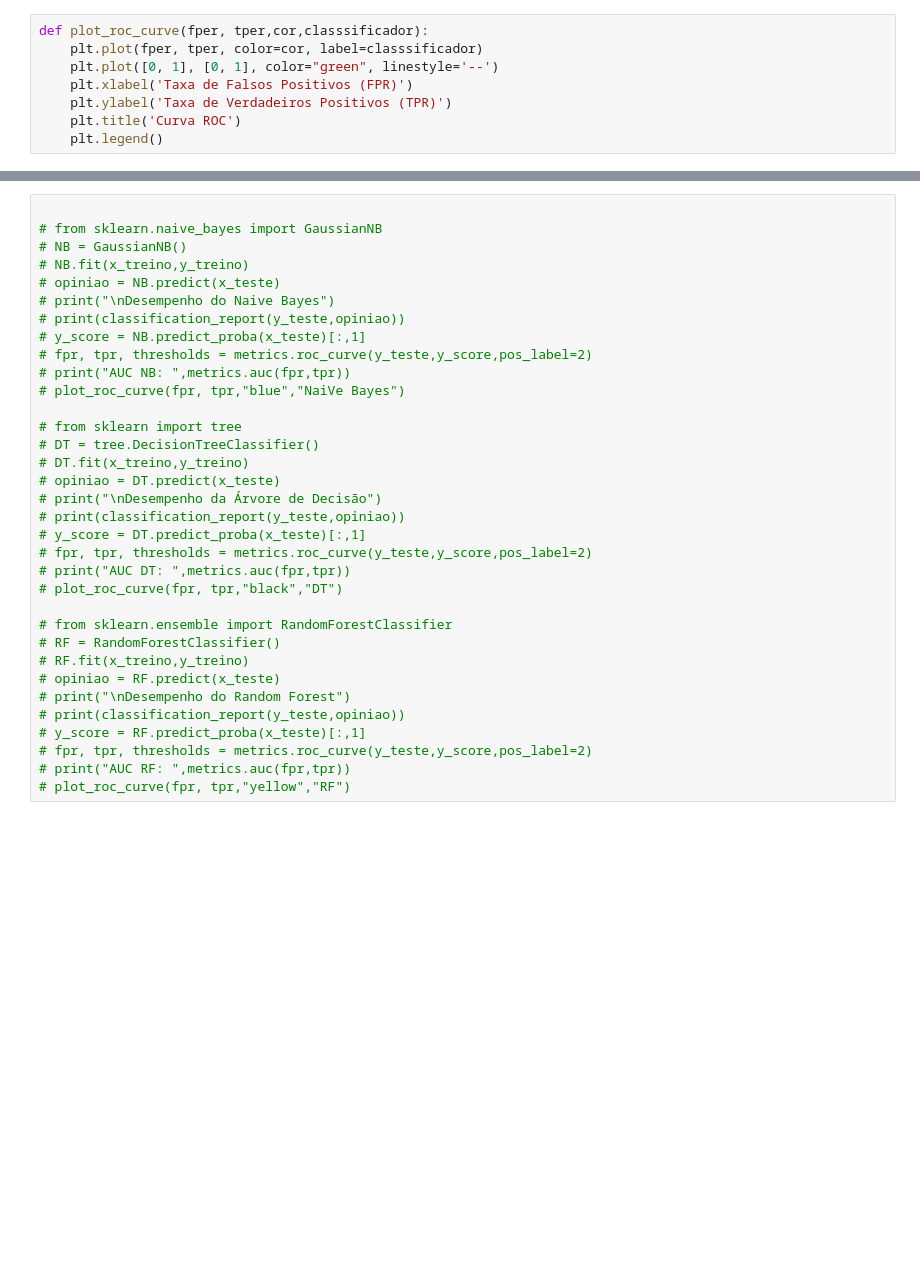
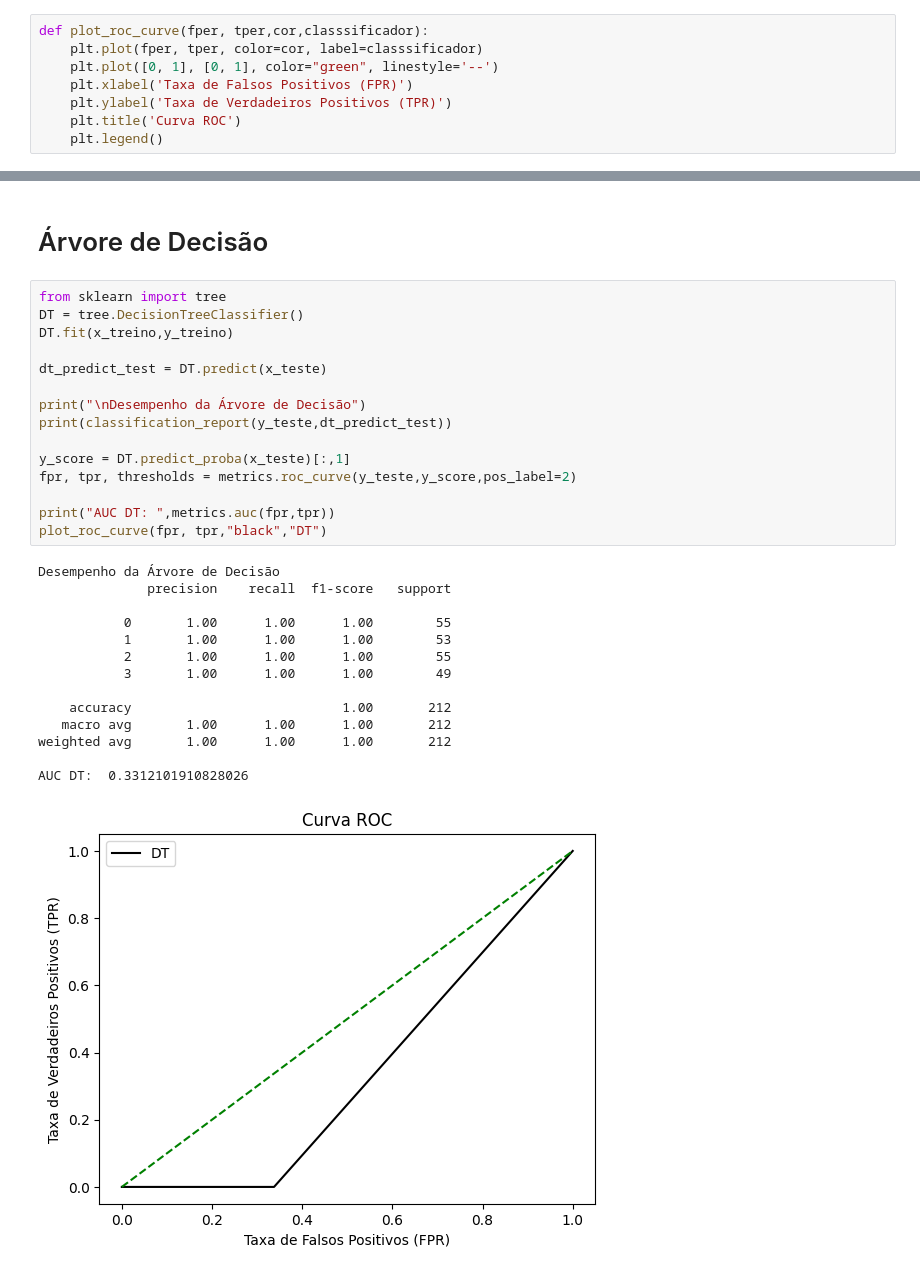
Before and after one commit to Matozinho/ML-classifiers, a Jupyter notebook: trab-1.ipynb, the cells around one changed output, grey strips where cells are left out. Drawn from its saved outputs; the diff is of its cells as text; blank space fills up the shorter version.

```diff
--- a/trab-1.ipynb
+++ b/trab-1.ipynb
@@ -90,34 +113,32 @@ AUC KNN:  0.6411117544875506
+# %% [markdown]
+# Árvore de Decisão
 # %%
+from sklearn import tree
+DT = tree.DecisionTreeClassifier()
+DT.fit(x_treino,y_treino)
 
-# from sklearn.naive_bayes import GaussianNB
-# NB = GaussianNB()
-# NB.fit(x_treino,y_treino)
-# opiniao = NB.predict(x_teste)
-# print("\nDesempenho do Naive Bayes")
-# print(classification_report(y_teste,opiniao))
-# y_score = NB.predict_proba(x_teste)[:,1]
-# fpr, tpr, thresholds = metrics.roc_curve(y_teste,y_score,pos_label=2)
-# print("AUC NB: ",metrics.auc(fpr,tpr))
-# plot_roc_curve(fpr, tpr,"blue","NaiVe Bayes")
+dt_predict_test = DT.predict(x_teste)
 
-# from sklearn import tree
-# DT = tree.DecisionTreeClassifier()
-# DT.fit(x_treino,y_treino)
-# opiniao = DT.predict(x_teste)
-# print("\nDesempenho da Árvore de Decisão")
-# print(classification_report(y_teste,opiniao))
-# y_score = DT.predict_proba(x_teste)[:,1]
-# fpr, tpr, thresholds = metrics.roc_curve(y_teste,y_score,pos_label=2)
-# print("AUC DT: ",metrics.auc(fpr,tpr))
-# plot_roc_curve(fpr, tpr,"black","DT")
+print("\nDesempenho da Árvore de Decisão")
+print(classification_report(y_teste,dt_predict_test))
 
-# from sklearn.ensemble import RandomForestClassifier
-# RF = RandomForestClassifier()
-# RF.fit(x_treino,y_treino)
-# opiniao = RF.predict(x_teste)
-# print("\nDesempenho do Random Forest")
-# print(classification_report(y_teste,opiniao))
-# y_score = RF.predict_proba(x_teste)[:,1]
-# fpr, tpr, thresholds = metrics.roc_curve(y_teste,y_score,pos_label=2)
-# print("AUC RF: ",metrics.auc(fpr,tpr))
-# plot_roc_curve(fpr, tpr,"yellow","RF")
+y_score = DT.predict_proba(x_teste)[:,1]
+fpr, tpr, thresholds = metrics.roc_curve(y_teste,y_score,pos_label=2)
+
+print("AUC DT: ",metrics.auc(fpr,tpr))
+plot_roc_curve(fpr, tpr,"black","DT")
+# %% [output]
+Desempenho da Árvore de Decisão
+              precision    recall  f1-score   support
+
+           0       1.00      1.00      1.00        55
+           1       1.00      1.00      1.00        53
+           2       1.00      1.00      1.00        55
+           3       1.00      1.00      1.00        49
+
+    accuracy                           1.00       212
+   macro avg       1.00      1.00      1.00       212
+weighted avg       1.00      1.00      1.00       212
+
+AUC DT:  0.3312101910828026
+[figure, added]
```
Also changed, not shown: parts of 10 cells of this notebook, 2 other files.
